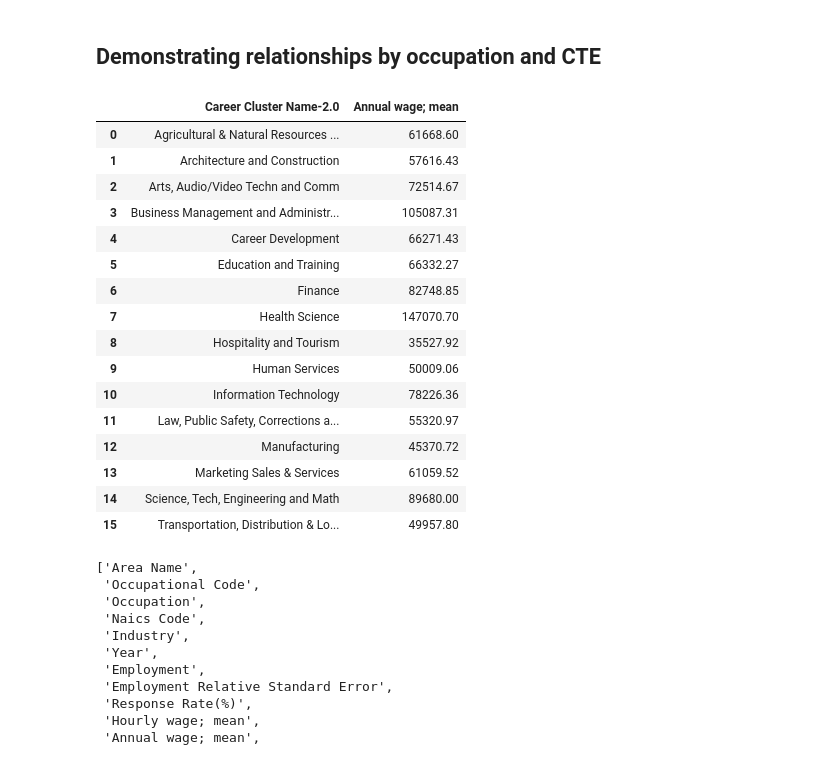
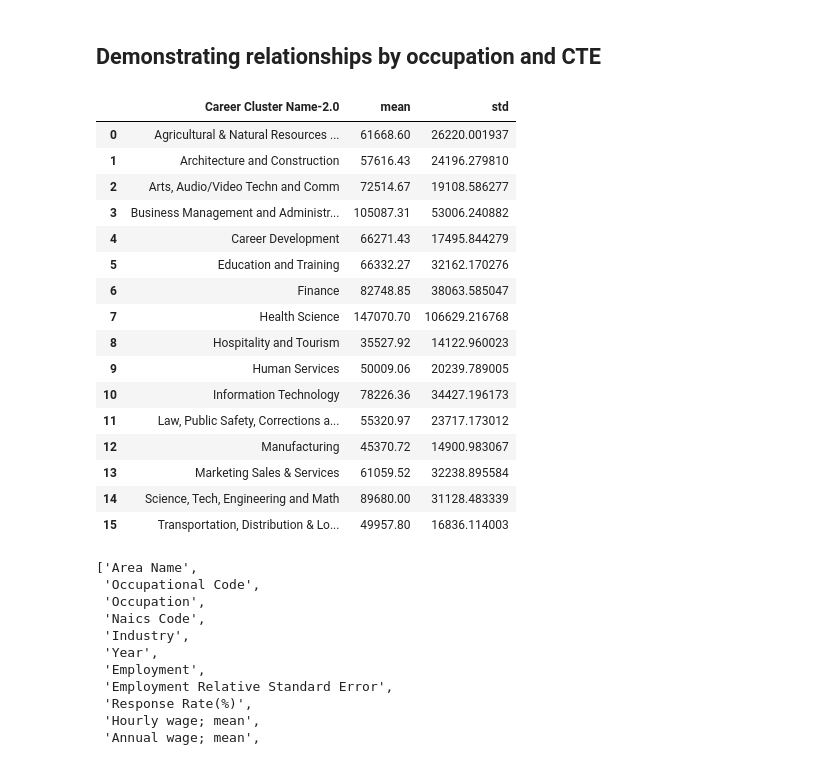
Before and after one commit to emcfalls/NC-Datathon, a Jupyter notebook: cluster_EDA_state.ipynb, the cells around one changed output. Drawn from its saved outputs; the diff is of its cells as text; code cells hidden in the pictures.

```diff
--- a/cluster_EDA_state.ipynb
+++ b/cluster_EDA_state.ipynb
@@ -683,23 +683,25 @@ df_model2select.style.set_properties(**{'background-color': 'white',
 ## Demonstrating relationships by occupation and CTE
 # %%
 #grouping by cluster. averaging the annual mean wage.
-cluster_wage_mean = df_wages2.groupby('Career Cluster Name-2.0')['Annual wage; mean'].mean().round(2).reset_index()
+cluster_wage_mean = df_wages2.groupby('Career Cluster Name-2.0')['Annual wage; mean'].agg(['mean', 'std']).reset_index()
+cluster_wage_mean['mean'] = cluster_wage_mean['mean'].round(2)
+
 cluster_wage_mean
 # %% [output]
-|  | Career Cluster Name-2.0 | Annual wage; mean |
-| 0 | Agricultural & Natural Resources ... | 61668.60 |
-| 1 | Architecture and Construction | 57616.43 |
-| 2 | Arts, Audio/Video Techn and Comm | 72514.67 |
-| 3 | Business Management and Administr... | 105087.31 |
-| 4 | Career Development | 66271.43 |
-| 5 | Education and Training | 66332.27 |
-| 6 | Finance | 82748.85 |
-| 7 | Health Science | 147070.70 |
-| 8 | Hospitality and Tourism | 35527.92 |
-| 9 | Human Services | 50009.06 |
-| 10 | Information Technology | 78226.36 |
-| 11 | Law, Public Safety, Corrections a... | 55320.97 |
-| 12 | Manufacturing | 45370.72 |
-| 13 | Marketing Sales & Services | 61059.52 |
-| 14 | Science, Tech, Engineering and Math | 89680.00 |
-| 15 | Transportation, Distribution & Lo... | 49957.80 |
+|  | Career Cluster Name-2.0 | mean | std |
+| 0 | Agricultural & Natural Resources ... | 61668.60 | 26220.001937 |
+| 1 | Architecture and Construction | 57616.43 | 24196.279810 |
+| 2 | Arts, Audio/Video Techn and Comm | 72514.67 | 19108.586277 |
+| 3 | Business Management and Administr... | 105087.31 | 53006.240882 |
+| 4 | Career Development | 66271.43 | 17495.844279 |
+| 5 | Education and Training | 66332.27 | 32162.170276 |
+| 6 | Finance | 82748.85 | 38063.585047 |
+| 7 | Health Science | 147070.70 | 106629.216768 |
+| 8 | Hospitality and Tourism | 35527.92 | 14122.960023 |
+| 9 | Human Services | 50009.06 | 20239.789005 |
+| 10 | Information Technology | 78226.36 | 34427.196173 |
+| 11 | Law, Public Safety, Corrections a... | 55320.97 | 23717.173012 |
+| 12 | Manufacturing | 45370.72 | 14900.983067 |
+| 13 | Marketing Sales & Services | 61059.52 | 32238.895584 |
+| 14 | Science, Tech, Engineering and Math | 89680.00 | 31128.483339 |
+| 15 | Transportation, Distribution & Lo... | 49957.80 | 16836.114003 |
```
Also changed, not shown: parts of 11 cells of this notebook, 1 other file.
